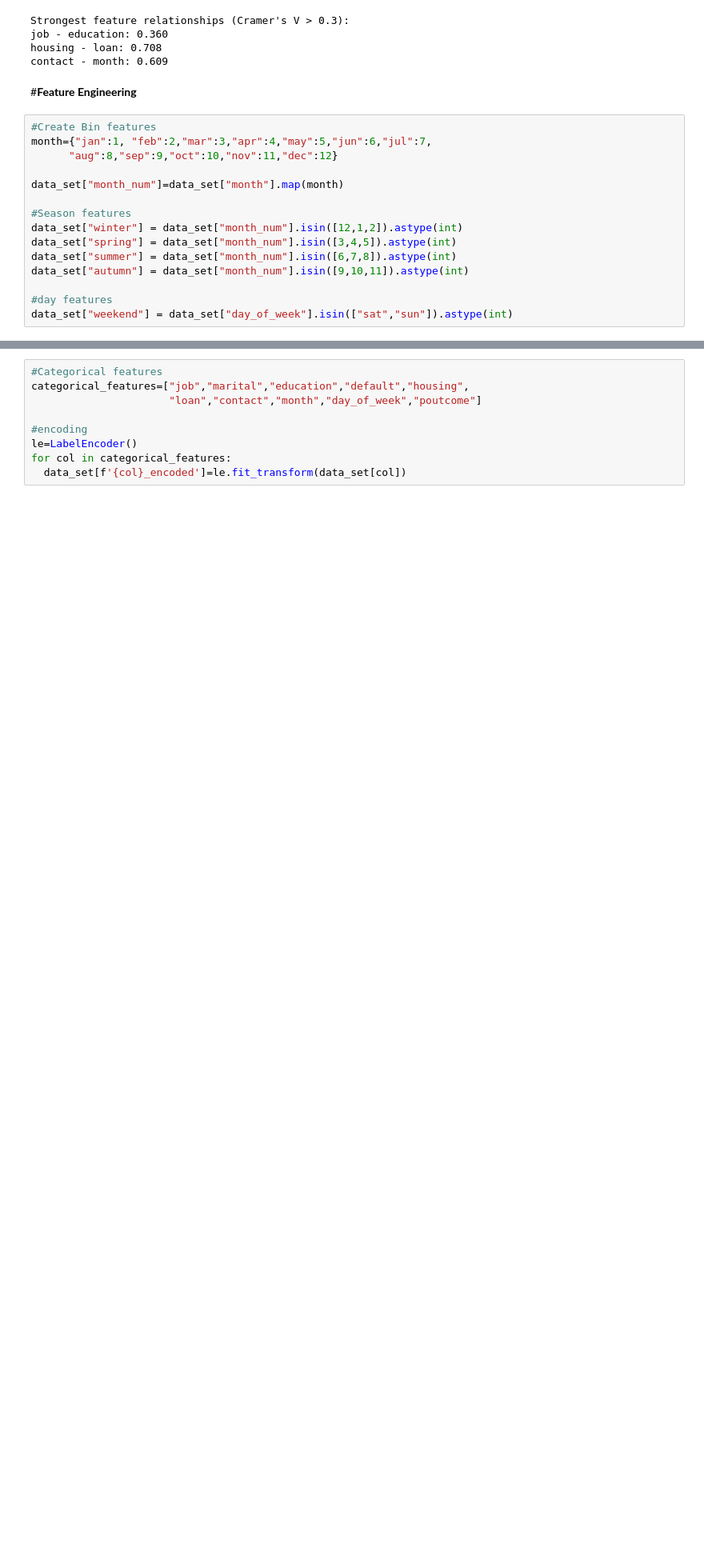
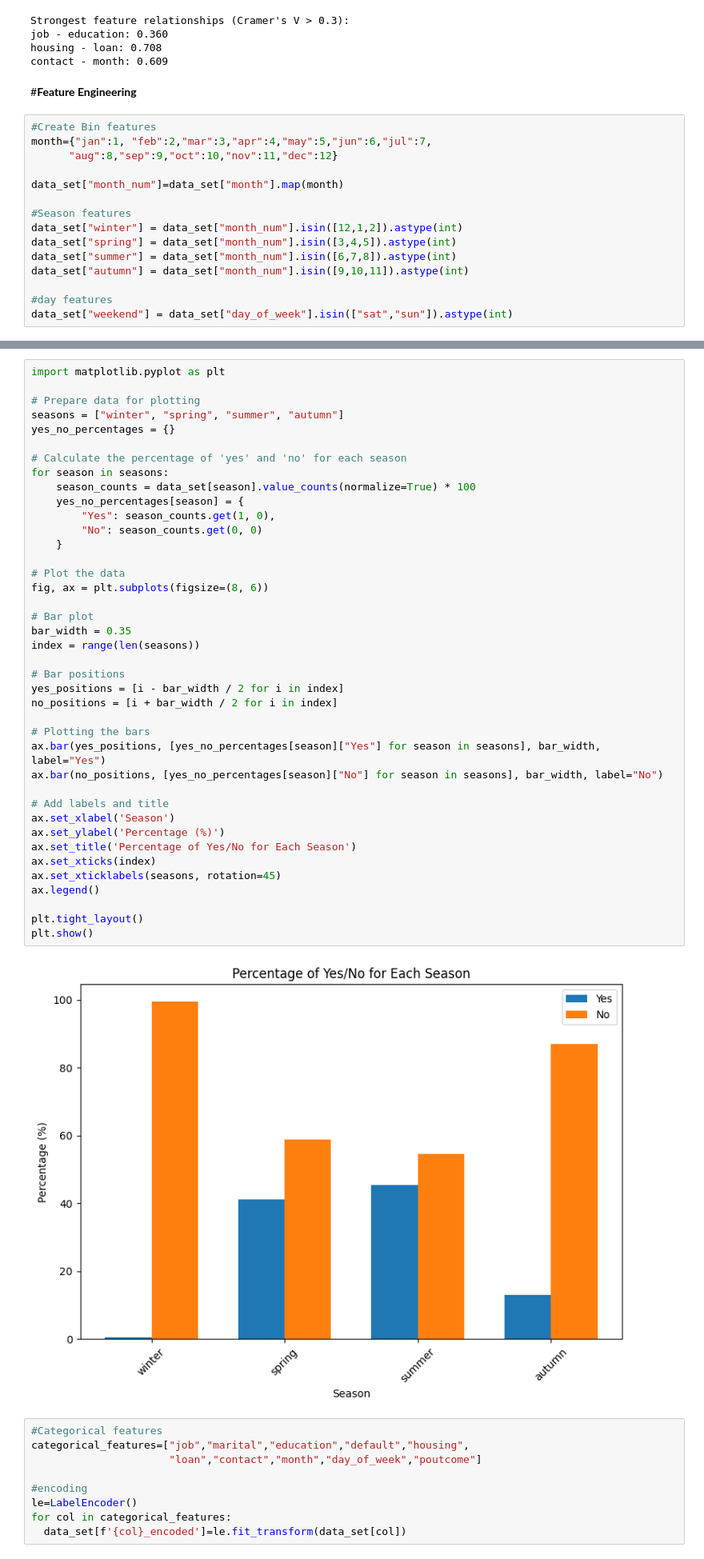
Before and after one commit to kalhara-peiris/bank-marketing-classifier, a Jupyter notebook: bank_deposit_prediction.ipynb, the cells around one changed output, grey strips where cells are left out. Shown at 80% size. Drawn from its saved outputs; the diff is of its cells as text; blank space fills up the shorter version.

```diff
--- a/bank_deposit_prediction.ipynb
+++ b/bank_deposit_prediction.ipynb
@@ -288,3 +281,45 @@ plt.show()
+# %%
+import matplotlib.pyplot as plt
+
+# Prepare data for plotting
+seasons = ["winter", "spring", "summer", "autumn"]
+yes_no_percentages = {}
+
+# Calculate the percentage of 'yes' and 'no' for each season
+for season in seasons:
+    season_counts = data_set[season].value_counts(normalize=True) * 100
+    yes_no_percentages[season] = {
+        "Yes": season_counts.get(1, 0),
+        "No": season_counts.get(0, 0)
+    }
+
+# Plot the data
+fig, ax = plt.subplots(figsize=(8, 6))
+
+# Bar plot
+bar_width = 0.35
+index = range(len(seasons))
+
+# Bar positions
+yes_positions = [i - bar_width / 2 for i in index]
+no_positions = [i + bar_width / 2 for i in index]
+
+# Plotting the bars
+ax.bar(yes_positions, [yes_no_percentages[season]["Yes"] for season in seasons], bar_width, label="Yes")
+ax.bar(no_positions, [yes_no_percentages[season]["No"] for season in seasons], bar_width, label="No")
+
+# Add labels and title
+ax.set_xlabel('Season')
+ax.set_ylabel('Percentage (%)')
+ax.set_title('Percentage of Yes/No for Each Season')
+ax.set_xticks(index)
+ax.set_xticklabels(seasons, rotation=45)
+ax.legend()
+
+plt.tight_layout()
+plt.show()
+# %% [output]
+[figure, added]
 # %%
 #Categorical features
 categorical_features=["job","marital","education","default","housing",
```
Also changed, not shown: parts of 2 cells of this notebook.
